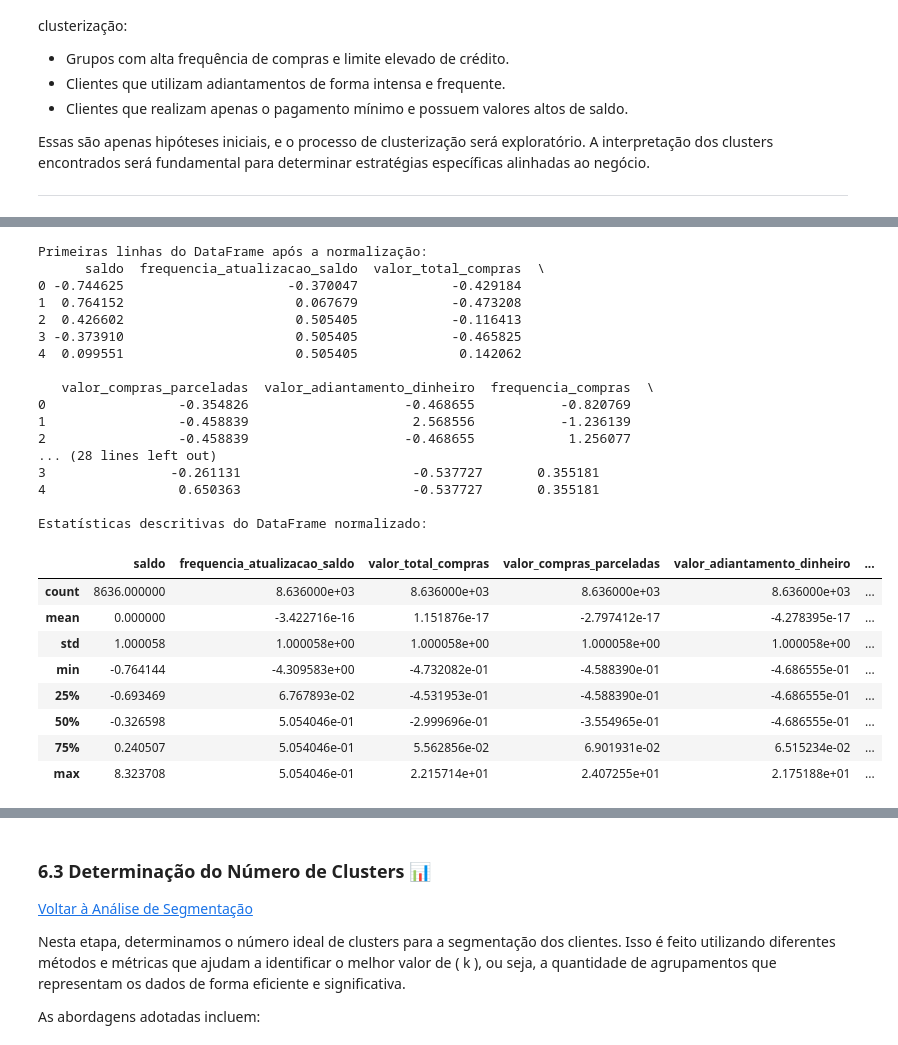
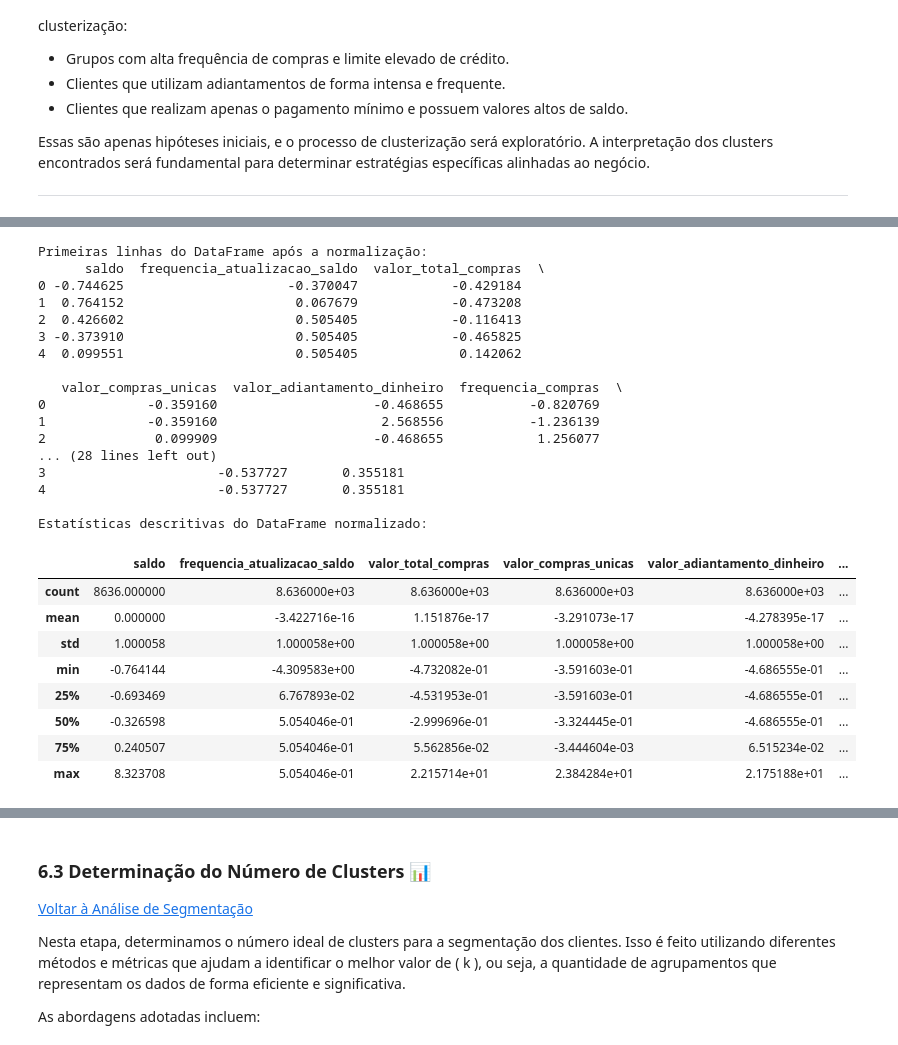
Before and after one commit to tnleite/credit-card-customer-clustering, a Jupyter notebook: 02-Analise/credit-card-customer-clustering.ipynb, the cells around one changed output, grey strips where cells are left out. Saved outputs shown, nothing was run; the diff lists cells and outputs as text; code cells hidden in the pictures.

```diff
--- a/02-Analise/credit-card-customer-clustering.ipynb
+++ b/02-Analise/credit-card-customer-clustering.ipynb
@@ -1025,47 +992,47 @@ Dimensões finais do DataFrame para clusterização: (8636, 16)
 
 # Inicializando o StandardScaler para padronizar os dados
 scaler = StandardScaler()
 
 # Aplicando a normalização apenas às variáveis selecionadas da Etapa 1
-dados_normalizados = scaler.fit_transform(df_clusterizacao_selecionada)
+dados_normalizados = scaler.fit_transform(df_clusterizacao)
 
 # Convertendo o resultado de volta para um DataFrame com os mesmos nomes de colunas
-df_normalizado = pd.DataFrame(dados_normalizados, columns=df_clusterizacao_selecionada.columns)
+df_normalizado = pd.DataFrame(dados_normalizados, columns=df_clusterizacao.columns)
 
 # Exibindo as primeiras linhas do DataFrame após a normalização
 print("Primeiras linhas do DataFrame após a normalização:")
 print(df_normalizado.head())
 
 # Salvando o DataFrame normalizado para uso em etapas futuras
 df_pronto_clusterizacao = df_normalizado.copy()
 
 # Verificando as estatísticas descritivas para confirmar a normalização
 print("\nEstatísticas descritivas do DataFrame normalizado:")
 df_normalizado.describe()
 # %% [output]
 Primeiras linhas do DataFrame após a normalização:
       saldo  frequencia_atualizacao_saldo  valor_total_compras  \
 0 -0.744625                     -0.370047            -0.429184
 1  0.764152                      0.067679            -0.473208
 2  0.426602                      0.505405            -0.116413
 3 -0.373910                      0.505405            -0.465825
 4  0.099551                      0.505405             0.142062
 
-   valor_compras_parceladas  valor_adiantamento_dinheiro  frequencia_compras  \
-0                 -0.354826                    -0.468655           -0.820769
-1                 -0.458839                     2.568556           -1.236139
-2                 -0.458839                    -0.468655            1.256077
+   valor_compras_unicas  valor_adiantamento_dinheiro  frequencia_compras  \
+0             -0.359160                    -0.468655           -0.820769
+1             -0.359160                     2.568556           -1.236139
+2              0.099909                    -0.468655            1.256077
 ... (28 lines left out)
-3                -0.261131                      -0.537727       0.355181
-4                 0.650363                      -0.537727       0.355181
+3                      -0.537727       0.355181
+4                      -0.537727       0.355181
 
 Estatísticas descritivas do DataFrame normalizado:
-|  | saldo | frequencia_atualizacao_saldo | valor_total_compras | valor_compras_parceladas | valor_adiantamento_dinheiro | ... |
+|  | saldo | frequencia_atualizacao_saldo | valor_total_compras | valor_compras_unicas | valor_adiantamento_dinheiro | ... |
 | count | 8636.000000 | 8.636000e+03 | 8.636000e+03 | 8.636000e+03 | 8.636000e+03 | ... |
-| mean | 0.000000 | -3.422716e-16 | 1.151876e-17 | -2.797412e-17 | -4.278395e-17 | ... |
+| mean | 0.000000 | -3.422716e-16 | 1.151876e-17 | -3.291073e-17 | -4.278395e-17 | ... |
 | std | 1.000058 | 1.000058e+00 | 1.000058e+00 | 1.000058e+00 | 1.000058e+00 | ... |
-| min | -0.764144 | -4.309583e+00 | -4.732082e-01 | -4.588390e-01 | -4.686555e-01 | ... |
-| 25% | -0.693469 | 6.767893e-02 | -4.531953e-01 | -4.588390e-01 | -4.686555e-01 | ... |
-| 50% | -0.326598 | 5.054046e-01 | -2.999696e-01 | -3.554965e-01 | -4.686555e-01 | ... |
-| 75% | 0.240507 | 5.054046e-01 | 5.562856e-02 | 6.901931e-02 | 6.515234e-02 | ... |
-| max | 8.323708 | 5.054046e-01 | 2.215714e+01 | 2.407255e+01 | 2.175188e+01 | ... |
+| min | -0.764144 | -4.309583e+00 | -4.732082e-01 | -3.591603e-01 | -4.686555e-01 | ... |
+| 25% | -0.693469 | 6.767893e-02 | -4.531953e-01 | -3.591603e-01 | -4.686555e-01 | ... |
+| 50% | -0.326598 | 5.054046e-01 | -2.999696e-01 | -3.324445e-01 | -4.686555e-01 | ... |
+| 75% | 0.240507 | 5.054046e-01 | 5.562856e-02 | -3.444604e-03 | 6.515234e-02 | ... |
+| max | 8.323708 | 5.054046e-01 | 2.215714e+01 | 2.384284e+01 | 2.175188e+01 | ... |
```
Also changed, not shown: parts of 20 cells of this notebook.
